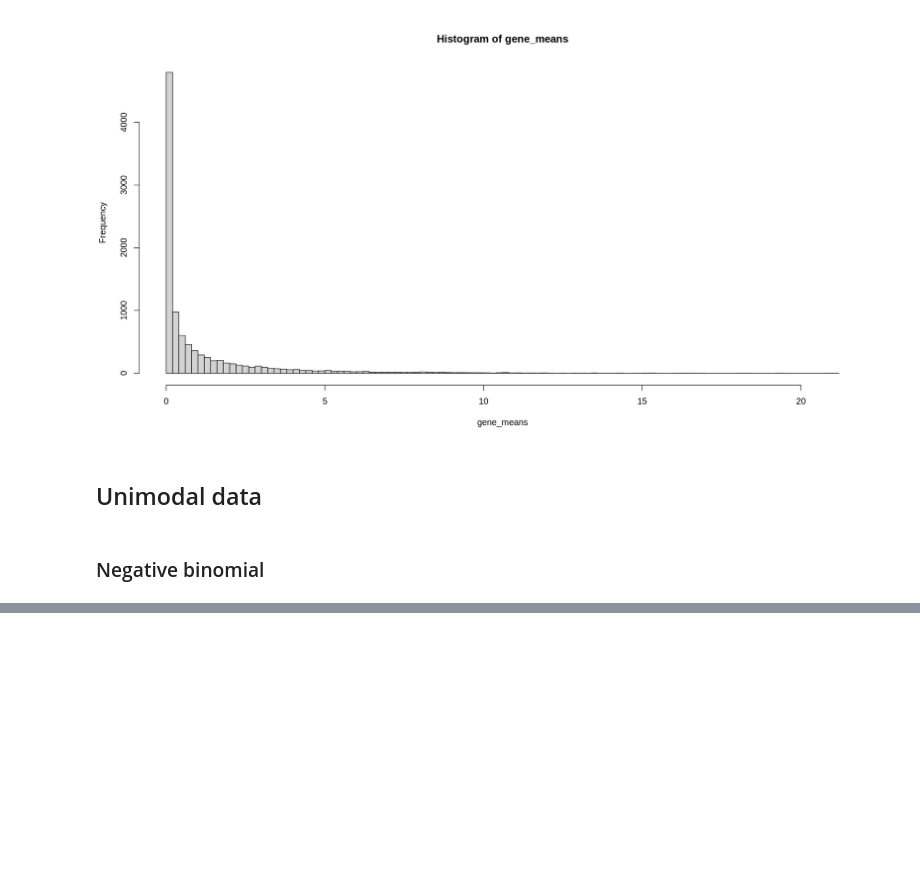
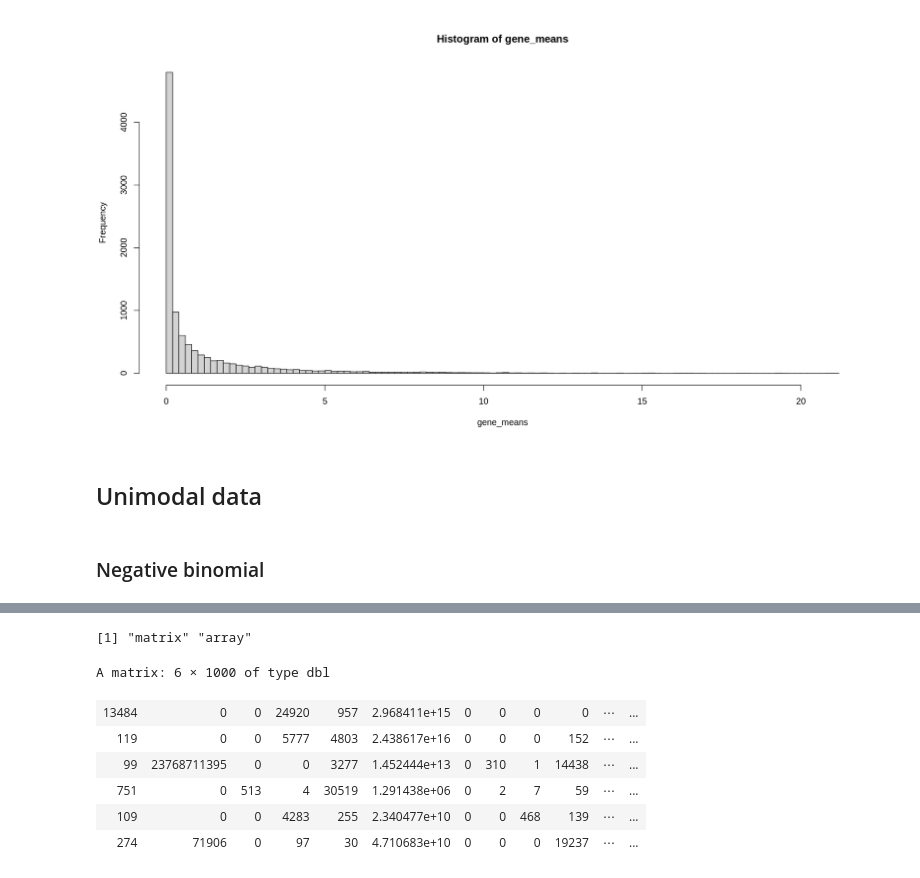
Before and after one commit to AndreMacedo88/Notebooks-Research, a Jupyter notebook: Bioinfo/Transcriptomics/generate_realistic_single-cell_count_data_r.ipynb, the cells around one changed output, grey strips where cells are left out. Drawn from its saved outputs; the diff is of its cells as text; code cells hidden in the pictures; blank space fills up the shorter version.

```diff
--- a/Bioinfo/Transcriptomics/generate_realistic_single-cell_count_data_r.ipynb
+++ b/Bioinfo/Transcriptomics/generate_realistic_single-cell_count_data_r.ipynb
@@ -482,0 +508,11 @@ dim(counts_lognormalized)
+# %%
+head(counts)
+# %% [output]
+[1] "matrix" "array"
+A matrix: 6 × 1000 of type dbl
+| 13484 | 0 | 0 | 24920 | 957 | 2.968411e+15 | 0 | 0 | 0 | 0 | ⋯ | ... |
+| 119 | 0 | 0 | 5777 | 4803 | 2.438617e+16 | 0 | 0 | 0 | 152 | ⋯ | ... |
+| 99 | 23768711395 | 0 | 0 | 3277 | 1.452444e+13 | 0 | 310 | 1 | 14438 | ⋯ | ... |
+| 751 | 0 | 513 | 4 | 30519 | 1.291438e+06 | 0 | 2 | 7 | 59 | ⋯ | ... |
+| 109 | 0 | 0 | 4283 | 255 | 2.340477e+10 | 0 | 0 | 468 | 139 | ⋯ | ... |
+| 274 | 71906 | 0 | 97 | 30 | 4.710683e+10 | 0 | 0 | 0 | 19237 | ⋯ | ... |
```
Also changed, not shown: parts of 6 cells of this notebook.
